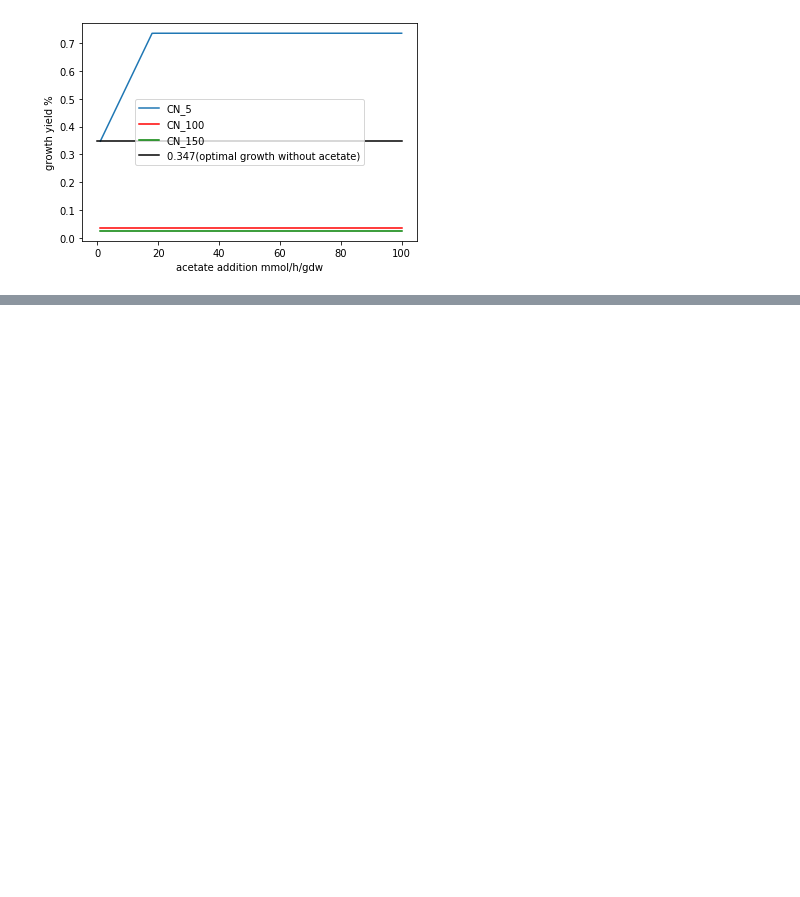
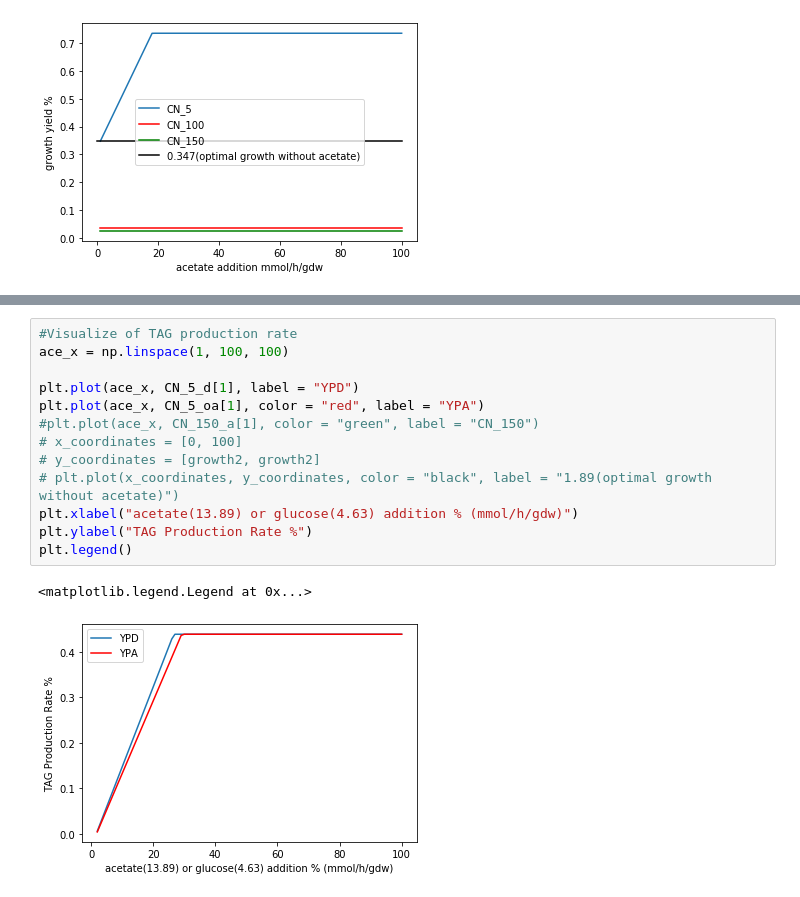
Before and after one commit to xihexu/research-with-Rao-Lab, a Jupyter notebook: Growth Simulation YPD+A and comparison between D and A.ipynb, the cells around one changed output, grey strips where cells are left out. Saved outputs shown, nothing was run; the diff lists cells and outputs as text; blank space fills up the shorter version.

```diff
--- a/Growth Simulation YPD+A and comparison between D and A.ipynb
+++ b/Growth Simulation YPD+A and comparison between D and A.ipynb
@@ -220,0 +226,16 @@ print(test)
+# %%
+#Visualize of TAG production rate
+ace_x = np.linspace(1, 100, 100)
+
+plt.plot(ace_x, CN_5_d[1], label = "YPD")
+plt.plot(ace_x, CN_5_oa[1], color = "red", label = "YPA")
+#plt.plot(ace_x, CN_150_a[1], color = "green", label = "CN_150")
+# x_coordinates = [0, 100]
+# y_coordinates = [growth2, growth2]
+# plt.plot(x_coordinates, y_coordinates, color = "black", label = "1.89(optimal growth without acetate)")
+plt.xlabel("acetate(13.89) or glucose(4.63) addition % (mmol/h/gdw)")
+plt.ylabel("TAG Production Rate %")
+plt.legend()
+# %% [output]
+<matplotlib.legend.Legend at 0x...>
+[figure, added]
```
Also changed, not shown: parts of 8 cells of this notebook, 2 other files.
